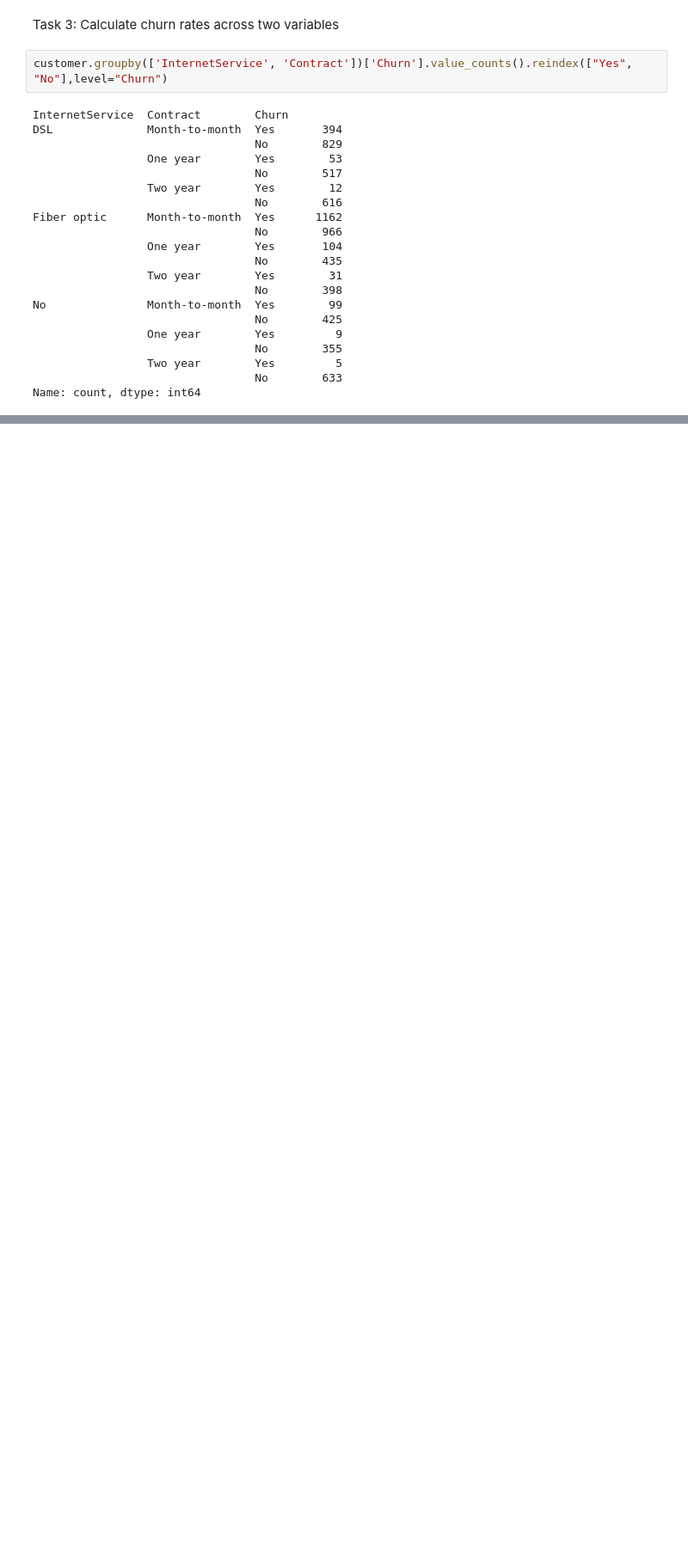
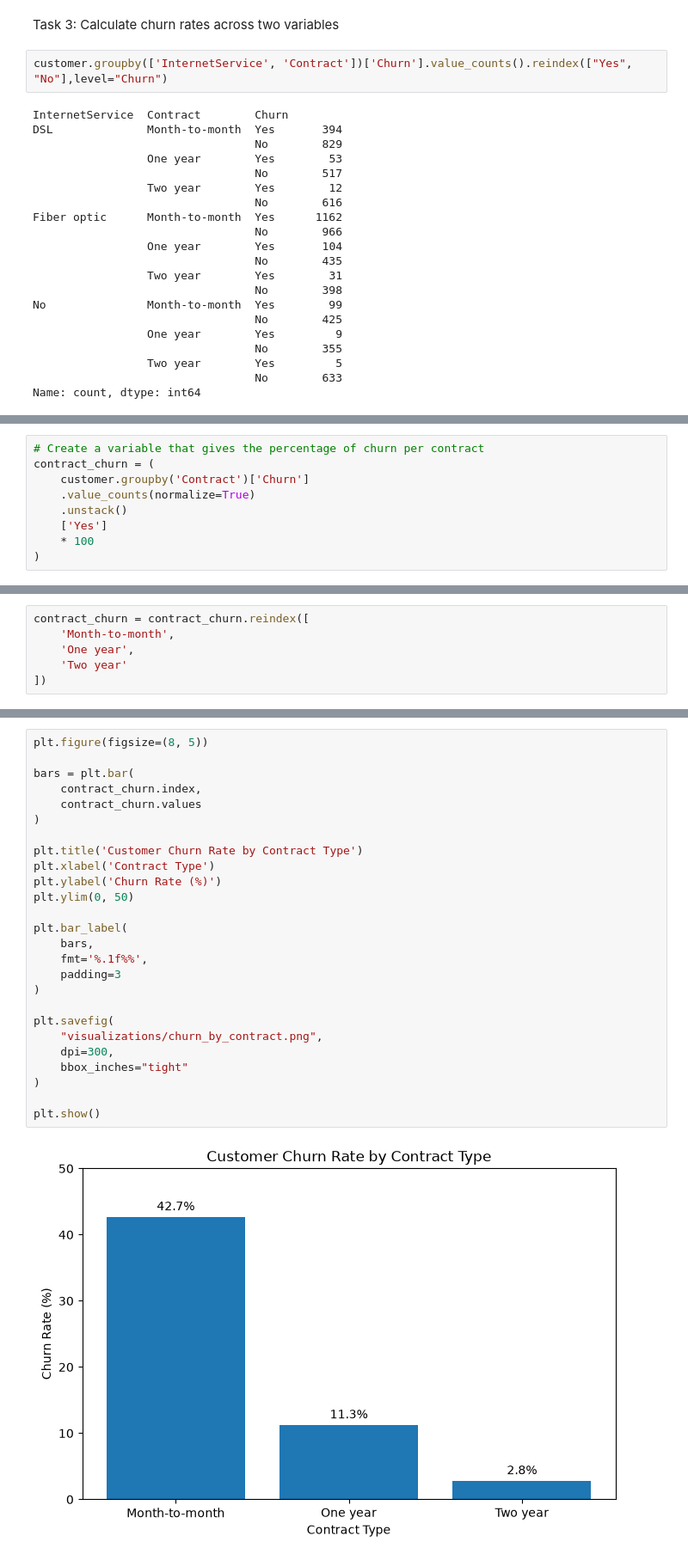
Before and after one commit to NickRusso20/customer-churn-analysis, a Jupyter notebook: churn_analysis.ipynb, the cells around one changed output, grey strips where cells are left out. Shown at 86% size. Cells and saved outputs as stored; diff of their text form; blank space fills up the shorter version.

```diff
--- a/churn_analysis.ipynb
+++ b/churn_analysis.ipynb
@@ -529,0 +581,9 @@ Name: count, dtype: int64
+# %%
+# Create a variable that gives the percentage of churn per contract
+contract_churn = (
+    customer.groupby('Contract')['Churn']
+    .value_counts(normalize=True)
+    .unstack()
+    ['Yes']
+    * 100
+)
@@ -529,0 +592,6 @@ Name: count, dtype: int64
+# %%
+contract_churn = contract_churn.reindex([
+    'Month-to-month',
+    'One year',
+    'Two year'
+])
@@ -529,0 +600,28 @@ Name: count, dtype: int64
+# %%
+plt.figure(figsize=(8, 5))
+
+bars = plt.bar(
+    contract_churn.index,
+    contract_churn.values
+)
+
+plt.title('Customer Churn Rate by Contract Type')
+plt.xlabel('Contract Type')
+plt.ylabel('Churn Rate (%)')
+plt.ylim(0, 50)
+
+plt.bar_label(
+    bars,
+    fmt='%.1f%%',
+    padding=3
+)
+
+plt.savefig(
+    "visualizations/churn_by_contract.png",
+    dpi=300,
+    bbox_inches="tight"
+)
+
+plt.show()
+# %% [output]
+[figure, added]
```
Also changed, not shown: parts of 15 cells of this notebook, 2 other files.
